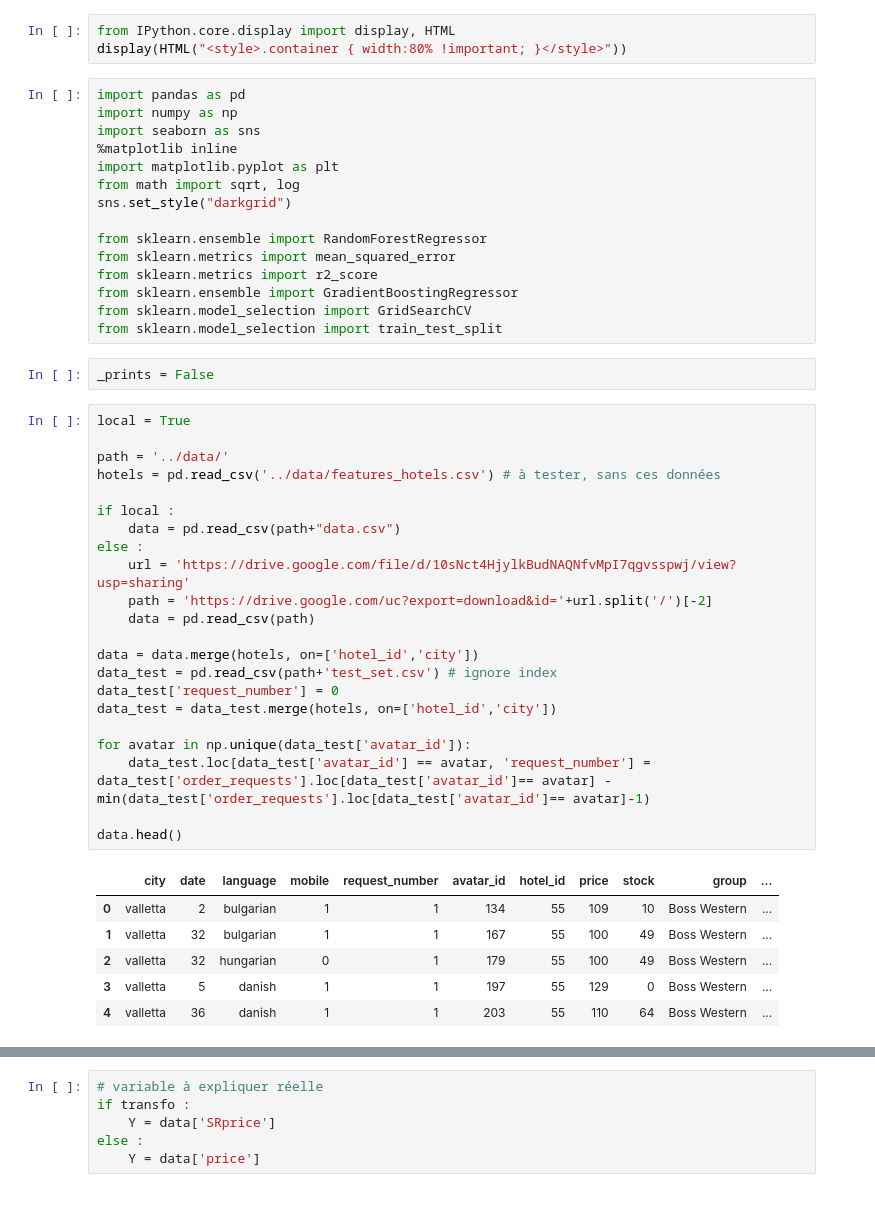
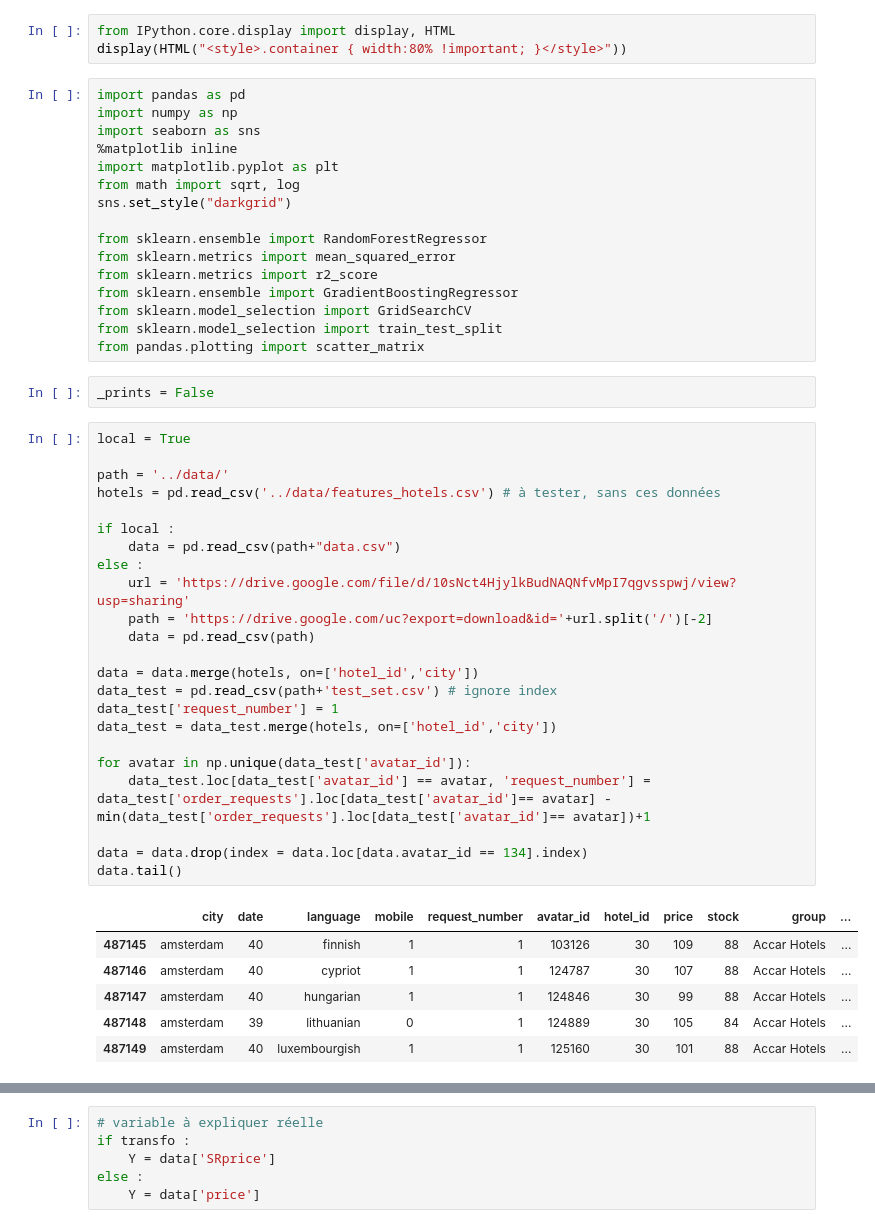
Before and after one commit to Novly57/IA_Framework_DefiIA, a Jupyter notebook: analysis/dataAnalysis.ipynb, the cells around one changed output, grey strips where cells are left out. Saved outputs shown, nothing was run; the diff lists cells and outputs as text.

```diff
--- a/analysis/dataAnalysis.ipynb
+++ b/analysis/dataAnalysis.ipynb
@@ -16,34 +16,36 @@ from sklearn.metrics import r2_score
 from sklearn.ensemble import GradientBoostingRegressor
 from sklearn.model_selection import GridSearchCV
 from sklearn.model_selection import train_test_split
+from pandas.plotting import scatter_matrix
 # %%
 _prints = False
 # %%
 local = True
 
 path = '../data/'
 hotels = pd.read_csv('../data/features_hotels.csv') # à tester, sans ces données
 
 if local :
     data = pd.read_csv(path+"data.csv")
 else :
     url = 'https://drive.google.com/file/d/10sNct4HjylkBudNAQNfvMpI7qgvsspwj/view?usp=sharing'
     path = 'https://drive.google.com/uc?export=download&id='+url.split('/')[-2]
     data = pd.read_csv(path)
 
 data = data.merge(hotels, on=['hotel_id','city'])
 data_test = pd.read_csv(path+'test_set.csv') # ignore index
-data_test['request_number'] = 0
+data_test['request_number'] = 1
 data_test = data_test.merge(hotels, on=['hotel_id','city'])
 
 for avatar in np.unique(data_test['avatar_id']):
-    data_test.loc[data_test['avatar_id'] == avatar, 'request_number'] = data_test['order_requests'].loc[data_test['avatar_id']== avatar] - min(data_test['order_requests'].loc[data_test['avatar_id']== avatar]-1)
+    data_test.loc[data_test['avatar_id'] == avatar, 'request_number'] = data_test['order_requests'].loc[data_test['avatar_id']== avatar] - min(data_test['order_requests'].loc[data_test['avatar_id']== avatar])+1
 
-data.head()
+data = data.drop(index = data.loc[data.avatar_id == 134].index)
+data.tail()
 # %% [output]
 |  | city | date | language | mobile | request_number | avatar_id | hotel_id | price | stock | group | ... |
-| 0 | valletta | 2 | bulgarian | 1 | 1 | 134 | 55 | 109 | 10 | Boss Western | ... |
-| 1 | valletta | 32 | bulgarian | 1 | 1 | 167 | 55 | 100 | 49 | Boss Western | ... |
-| 2 | valletta | 32 | hungarian | 0 | 1 | 179 | 55 | 100 | 49 | Boss Western | ... |
-| 3 | valletta | 5 | danish | 1 | 1 | 197 | 55 | 129 | 0 | Boss Western | ... |
-| 4 | valletta | 36 | danish | 1 | 1 | 203 | 55 | 110 | 64 | Boss Western | ... |
+| 487145 | amsterdam | 40 | finnish | 1 | 1 | 103126 | 30 | 109 | 88 | Accar Hotels | ... |
+| 487146 | amsterdam | 40 | cypriot | 1 | 1 | 124787 | 30 | 107 | 88 | Accar Hotels | ... |
+| 487147 | amsterdam | 40 | hungarian | 1 | 1 | 124846 | 30 | 99 | 88 | Accar Hotels | ... |
+| 487148 | amsterdam | 39 | lithuanian | 0 | 1 | 124889 | 30 | 105 | 84 | Accar Hotels | ... |
+| 487149 | amsterdam | 40 | luxembourgish | 1 | 1 | 125160 | 30 | 101 | 88 | Accar Hotels | ... |
```
Also changed, not shown: parts of 37 cells of this notebook, 2 other files.
